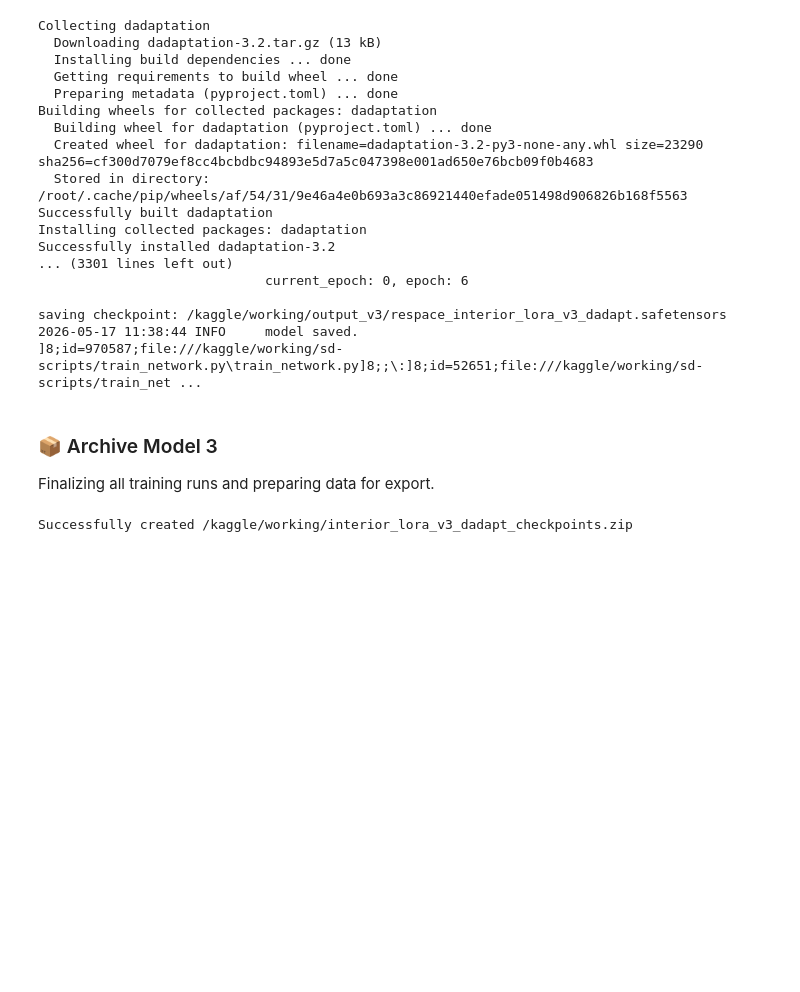
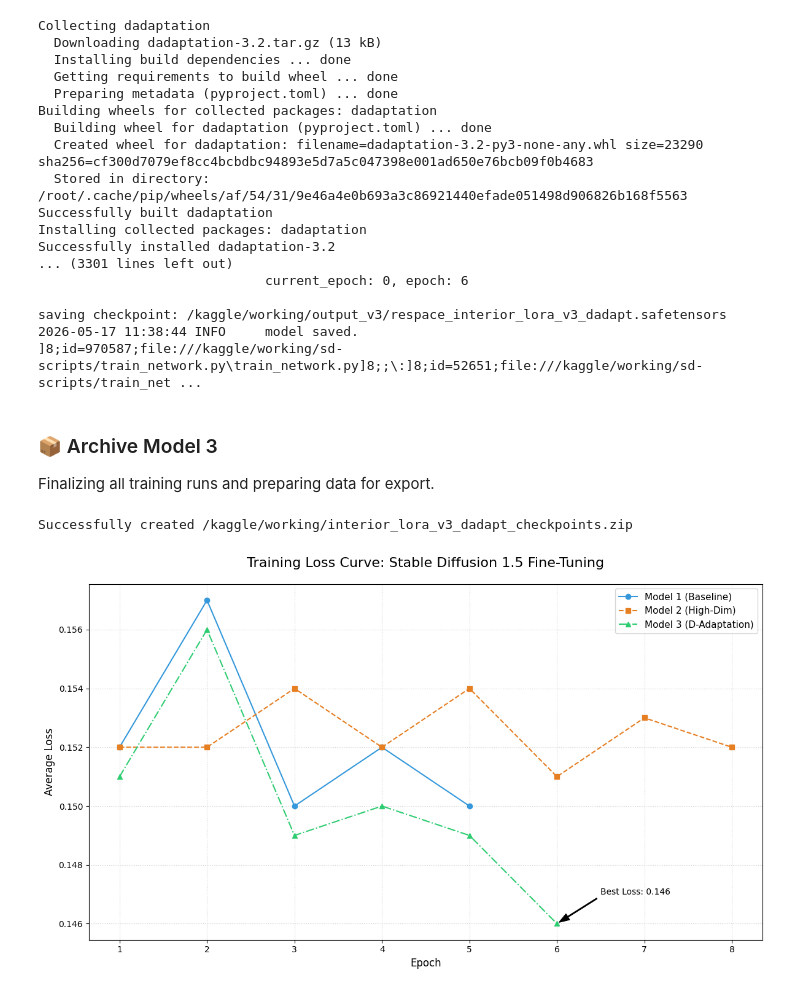
Before and after one commit to FatimaMansoor-dev/ReSpace-AI, a Jupyter notebook: Model Training/sd15.ipynb, the cells around one changed output. Drawn from its saved outputs; the diff is of its cells as text; code cells hidden in the pictures; blank space fills up the shorter version.

Commit message:
feat: Add plots

```diff
--- a/Model Training/sd15.ipynb
+++ b/Model Training/sd15.ipynb
@@ -328,3 +328,42 @@ def zip_results(folder_path, output_zip):
 zip_results(output_path, zip_file)
 # %% [output]
 Successfully created /kaggle/working/interior_lora_v3_dadapt_checkpoints.zip
+# %%
+import matplotlib.pyplot as plt
+
+# Data for Model 1: Speed Optimized Baseline
+model1_epochs = [1, 2, 3, 4, 5]
+model1_loss = [0.152, 0.157, 0.150, 0.152, 0.150]
+
+# Data for Model 2: High-Dimension (Quality Focus)
+model2_epochs = [1, 2, 3, 4, 5, 6, 7, 8]
+model2_loss = [0.152, 0.152, 0.154, 0.152, 0.154, 0.151, 0.153, 0.152]
+
+# Data for Model 3: D-Adaptation (Auto-Learning)
+model3_epochs = [1, 2, 3, 4, 5, 6]
+model3_loss = [0.151, 0.156, 0.149, 0.150, 0.149, 0.146]
+
+plt.figure(figsize=(12, 7))
+
+# Plotting the three curves
+plt.plot(model1_epochs, model1_loss, marker='o', linestyle='-', label='Model 1 (Baseline)', color='#3498db')
+plt.plot(model2_epochs, model2_loss, marker='s', linestyle='--', label='Model 2 (High-Dim)', color='#e67e22')
+plt.plot(model3_epochs, model3_loss, marker='^', linestyle='-.', label='Model 3 (D-Adaptation)', color='#2ecc71')
+
+# Formatting the chart
+plt.title('Training Loss Curve: Stable Diffusion 1.5 Fine-Tuning', fontsize=16, pad=20)
+plt.xlabel('Epoch', fontsize=12)
+plt.ylabel('Average Loss', fontsize=12)
+plt.xticks(range(1, 9))
+plt.grid(True, linestyle=':', alpha=0.6)
+plt.legend(fontsize=11)
+
+# Highlight the best result
+plt.annotate(f'Best Loss: {min(model3_loss)}',
+             xy=(6, 0.146), xytext=(6.5, 0.147),
+             arrowprops=dict(facecolor='black', shrink=0.05, width=1, headwidth=8))
+
+plt.tight_layout()
+plt.show()
+# %% [output]
+[figure, added]
```
Also changed, not shown: parts of 1 cell of this notebook, 1 other file.
